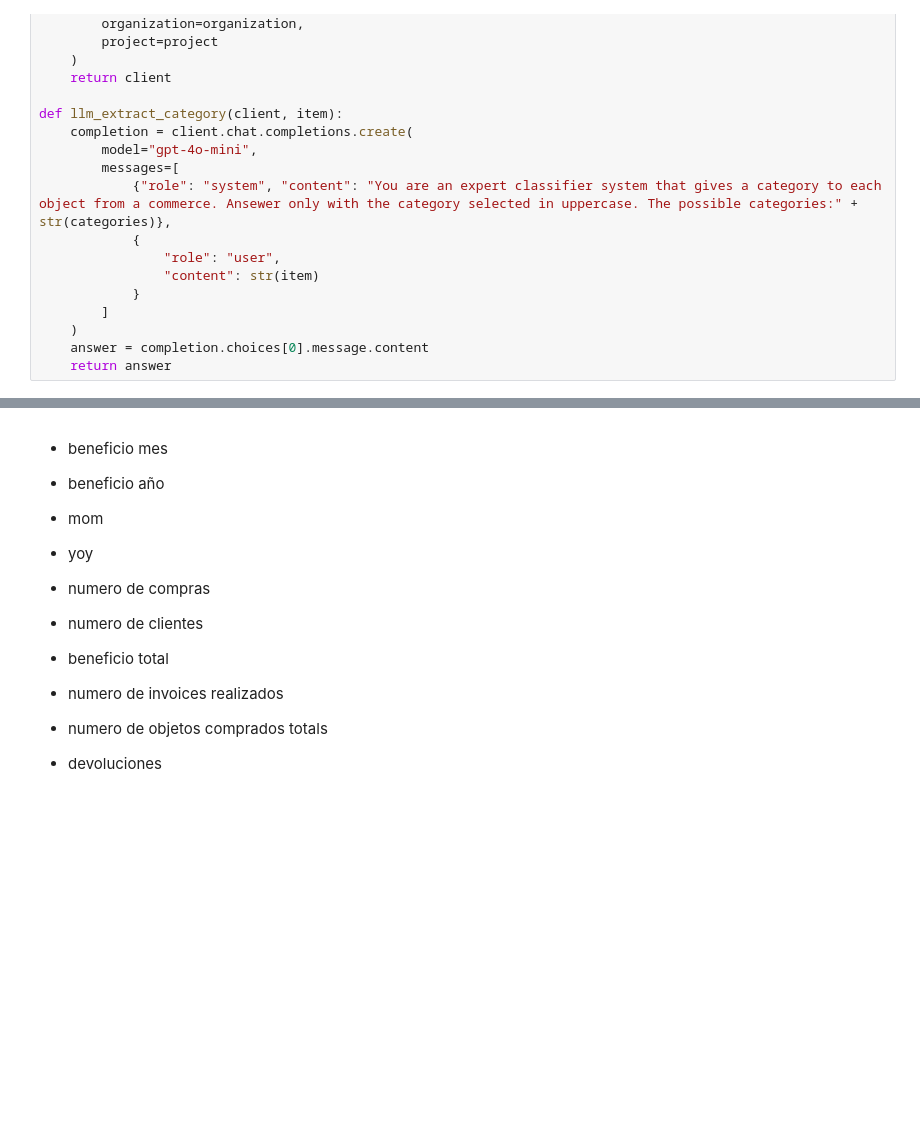
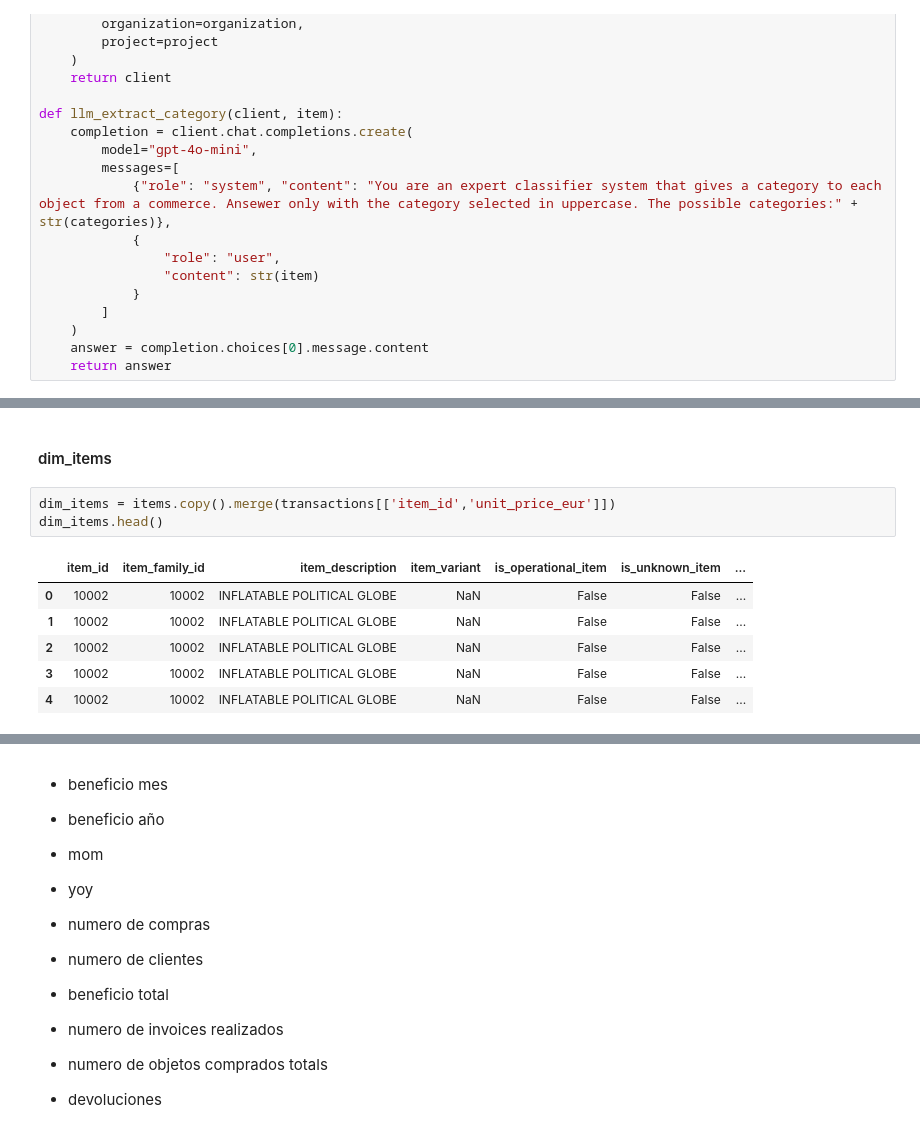
Before and after one commit to EAlmazanG/e2e-shop-pipedash, a Jupyter notebook: notebooks/prepare_data.ipynb, the cells around one changed output, grey strips where cells are left out. Saved outputs shown, nothing was run; the diff lists cells and outputs as text; blank space fills up the shorter version.

```diff
--- a/notebooks/prepare_data.ipynb
+++ b/notebooks/prepare_data.ipynb
@@ -371,0 +380,12 @@ main_product_descriptions.to_csv('../data/main_product_descriptions.csv', index=
+# %% [markdown]
+#### dim_items
+# %%
+dim_items = items.copy().merge(transactions[['item_id','unit_price_eur']])
+dim_items.head()
+# %% [output]
+|  | item_id | item_family_id | item_description | item_variant | is_operational_item | is_unknown_item | ... |
+| 0 | 10002 | 10002 | INFLATABLE POLITICAL GLOBE | NaN | False | False | ... |
+| 1 | 10002 | 10002 | INFLATABLE POLITICAL GLOBE | NaN | False | False | ... |
+| 2 | 10002 | 10002 | INFLATABLE POLITICAL GLOBE | NaN | False | False | ... |
+| 3 | 10002 | 10002 | INFLATABLE POLITICAL GLOBE | NaN | False | False | ... |
+| 4 | 10002 | 10002 | INFLATABLE POLITICAL GLOBE | NaN | False | False | ... |
```
Also changed, not shown: parts of 19 cells of this notebook.
